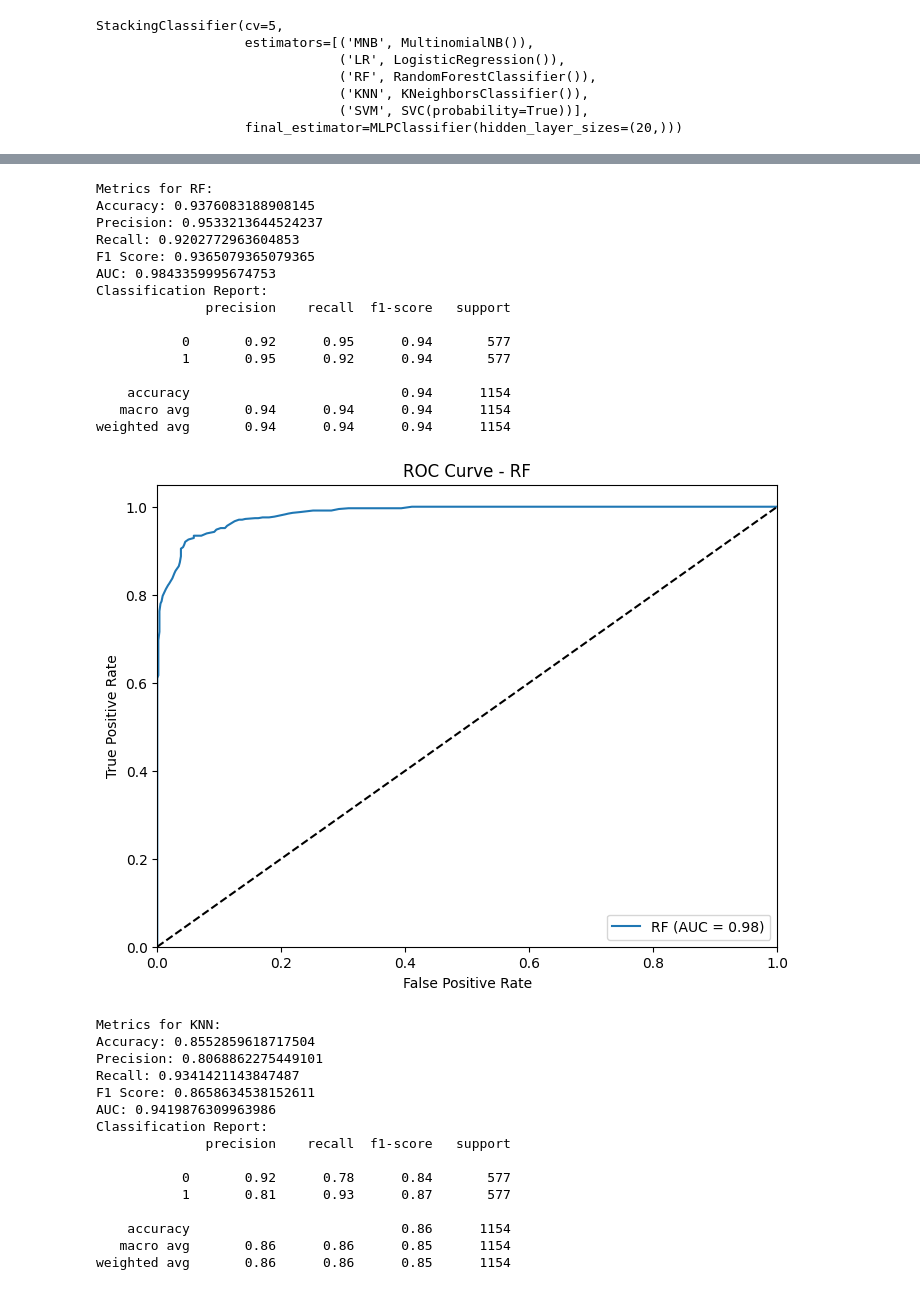
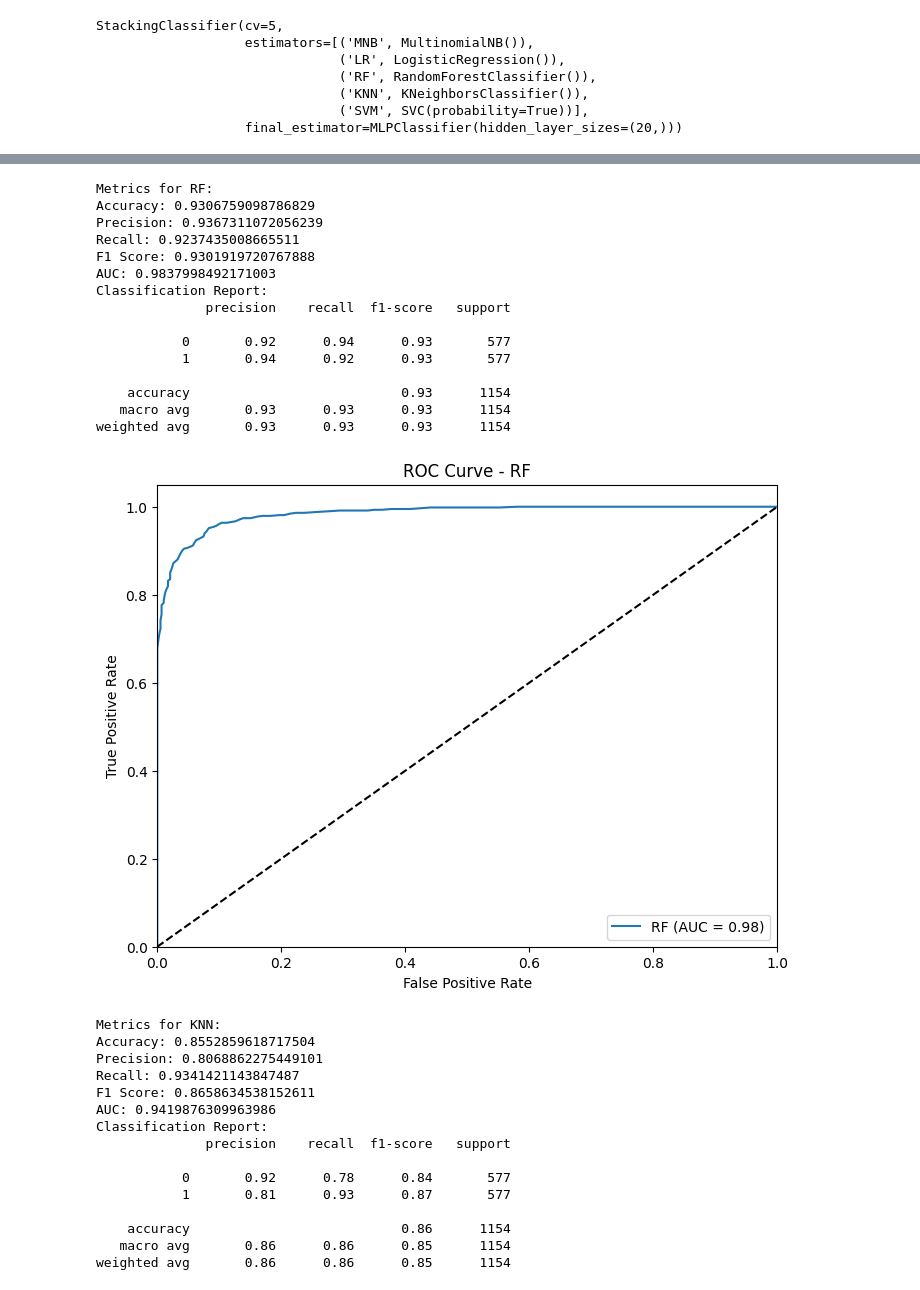
Before and after one commit to lendon08/thesis_factify, a Jupyter notebook: 60-40-10 Tests/60_40_mlp.ipynb, the cells around one changed output, grey strips where cells are left out. Drawn from its saved outputs; the diff is of its cells as text; code cells hidden in the pictures.

```diff
--- a/60-40-10 Tests/60_40_mlp.ipynb
+++ b/60-40-10 Tests/60_40_mlp.ipynb
@@ -116,2 +130,2 @@ mlp_grid = GridSearchCV(estimator=mlp, param_grid=param_grid, scoring='accuracy'
 # %%
-mlp_grid.fit(X_train_tfidf, y_train)
+# mlp_grid.fit(X_train_tfidf, y_train)
@@ -136,4 +138,5 @@ joblib.dump(best_meta, '../Models/60-40 Test/stackmodel_mlp_best_estimator.jobli
 # %%
+best_meta = joblib.load('../Models/60-40 Test/stackmodel_mlp_best_estimator.joblib')
 stack = StackingClassifier(estimators=list(zip(base_names, base_models)), final_estimator=best_meta, cv=5)
 stack.fit(X_train_tfidf, y_train)
 # %% [output]
@@ -150,8 +153,8 @@ metrics_df = pd.DataFrame(index=base_names + ['Stacking Model'], columns=['Accur
 
 
 # Evaluate base models
-for model, name in zip(base_models, base_names):
-    model.fit(X_train_tfidf, y_train)
+for model, name in zip(stack.estimators_ , base_names):
+
     y_pred = model.predict(X_val_tfidf)
     y_prob = model.predict_proba(X_val_tfidf)[:, 1]  # Probability for positive class for ROC curve
 
@@ -198,44 +201,44 @@ Classification Report:
               precision    recall  f1-score   support
 
            0       0.96      0.73      0.83       577
            1       0.78      0.97      0.87       577
 
     accuracy                           0.85      1154
    macro avg       0.87      0.85      0.85      1154
 weighted avg       0.87      0.85      0.85      1154
 [figure]
 Metrics for LR:
 Accuracy: 0.9280762564991335
 Precision: 0.9591078066914498
 Recall: 0.8942807625649913
 F1 Score: 0.9255605381165919
 AUC: 0.9834499247587324
 Classification Report:
               precision    recall  f1-score   support
 
            0       0.90      0.96      0.93       577
            1       0.96      0.89      0.93       577
 
     accuracy                           0.93      1154
    macro avg       0.93      0.93      0.93      1154
 weighted avg       0.93      0.93      0.93      1154
 [figure]
 Metrics for RF:
-Accuracy: 0.9376083188908145
-Precision: 0.9533213644524237
-Recall: 0.9202772963604853
-F1 Score: 0.9365079365079365
-AUC: 0.9843359995674753
+Accuracy: 0.9306759098786829
+Precision: 0.9367311072056239
+Recall: 0.9237435008665511
+F1 Score: 0.9301919720767888
+AUC: 0.9837998492171003
 Classification Report:
               precision    recall  f1-score   support
 
-           0       0.92      0.95      0.94       577
-           1       0.95      0.92      0.94       577
+           0       0.92      0.94      0.93       577
+           1       0.94      0.92      0.93       577
 
-    accuracy                           0.94      1154
-   macro avg       0.94      0.94      0.94      1154
-weighted avg       0.94      0.94      0.94      1154
+    accuracy                           0.93      1154
+   macro avg       0.93      0.93      0.93      1154
+weighted avg       0.93      0.93      0.93      1154
-[figure, old version]
+[figure, new version]
 Metrics for KNN:
 Accuracy: 0.8552859618717504
 Precision: 0.8068862275449101
```
Also changed, not shown: parts of 9 cells of this notebook, 4 other files.
